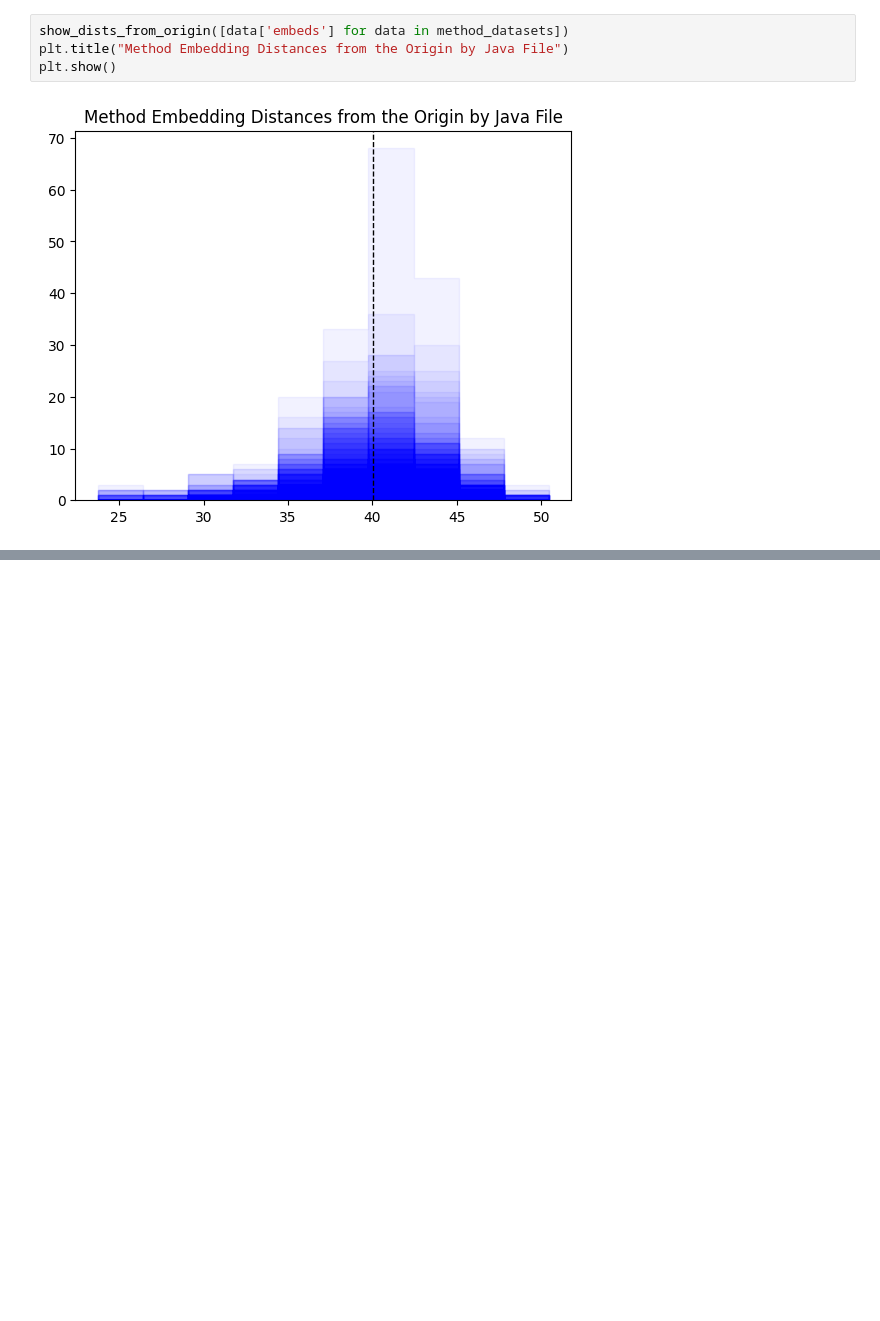
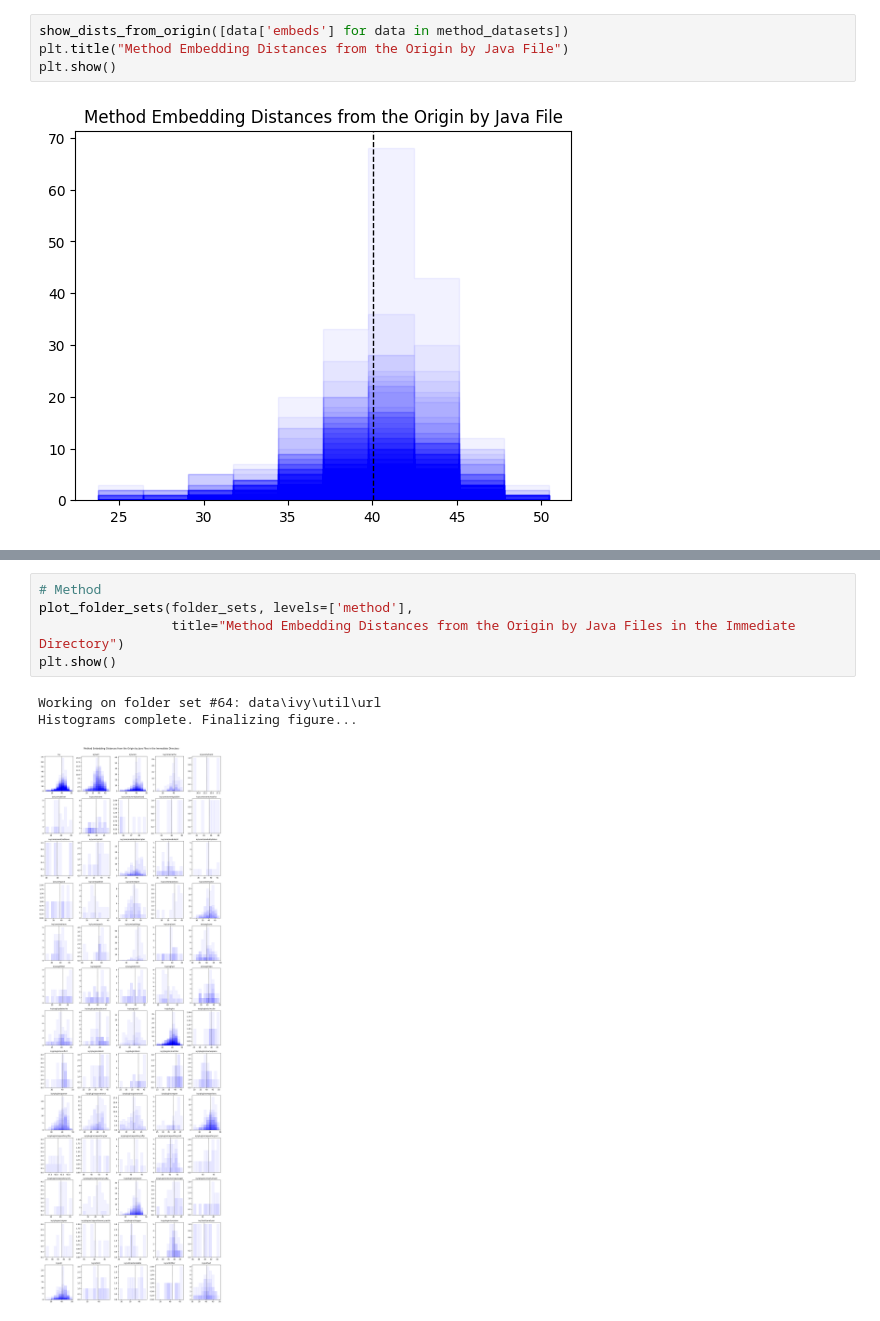
Before and after one commit to CynthiaTheGriffin/topology_project, a Jupyter notebook: AnalyticalEngineering1.ipynb, the cells around one changed output, grey strips where cells are left out. Drawn from its saved outputs; the diff is of its cells as text; blank space fills up the shorter version.

```diff
--- a/AnalyticalEngineering1.ipynb
+++ b/AnalyticalEngineering1.ipynb
@@ -252,0 +267,9 @@ plt.show()
+# %%
+# Method
+plot_folder_sets(folder_sets, levels=['method'],
+                 title="Method Embedding Distances from the Origin by Java Files in the Immediate Directory")
+plt.show()
+# %% [output]
+Working on folder set #64: data\ivy\util\url
+Histograms complete. Finalizing figure...
+[figure, added]
```
Also changed, not shown: parts of 17 cells of this notebook.
